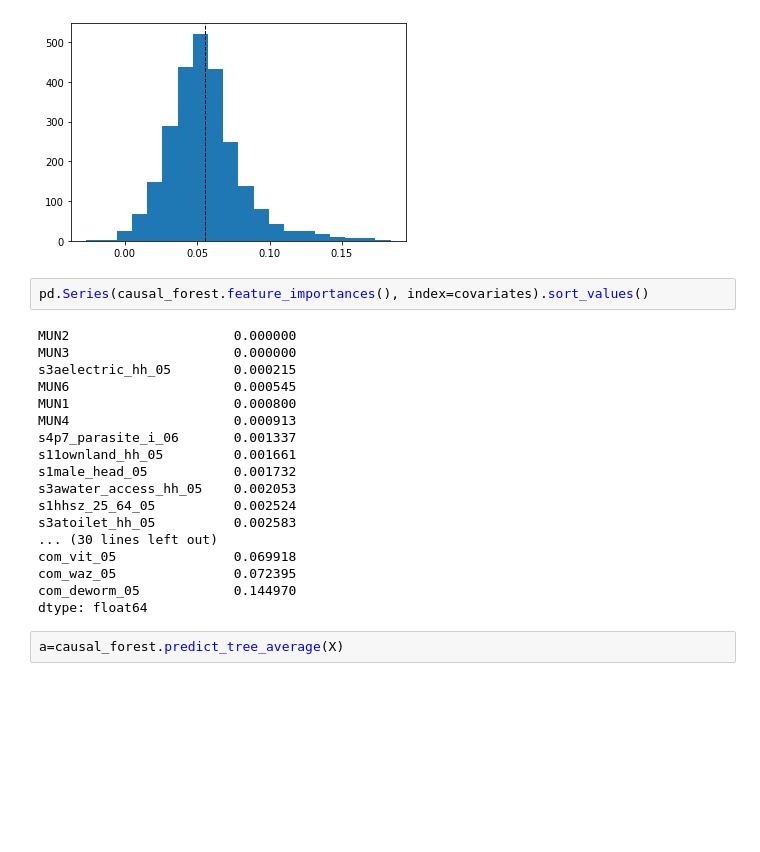
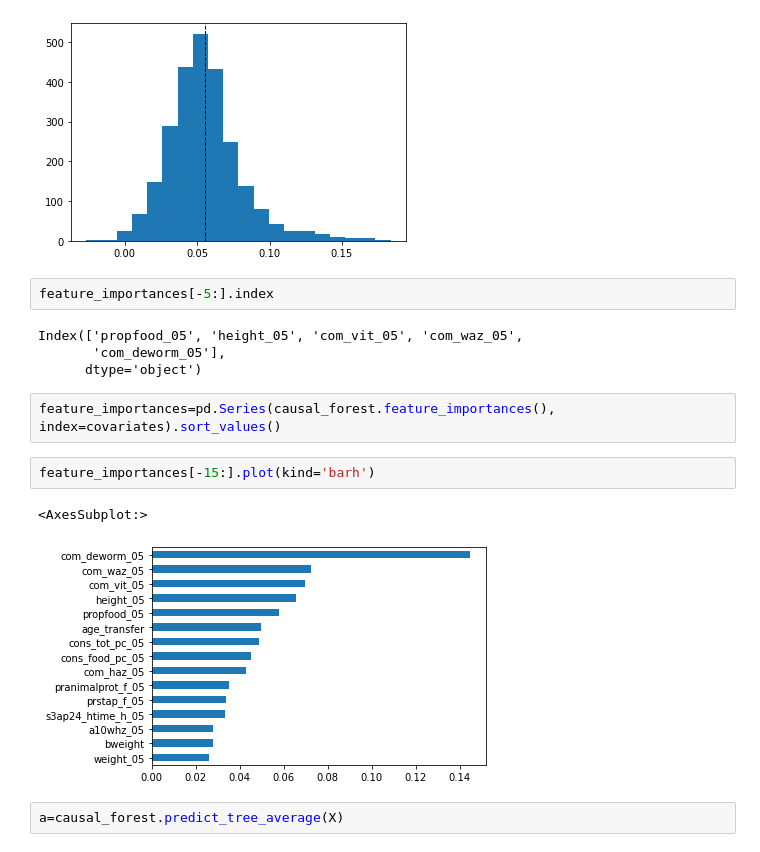
Before and after one commit to JMBorrego/CashCognitive, a Jupyter notebook: proposta_causal.ipynb, the cells around one changed output. Drawn from its saved outputs; the diff is of its cells as text; blank space fills up the shorter version.

```diff
--- a/proposta_causal.ipynb
+++ b/proposta_causal.ipynb
@@ -79,26 +79,19 @@ plt.axvline(point.mean(), color='k', linestyle='dashed', linewidth=1)
 # %% [output]
 <matplotlib.lines.Line2D at 0x...>
 [figure]
+# %%
+feature_importances[-5:].index
+# %% [output]
+Index(['propfood_05', 'height_05', 'com_vit_05', 'com_waz_05',
+       'com_deworm_05'],
+      dtype='object')
 # %%
-pd.Series(causal_forest.feature_importances(), index=covariates).sort_values()
+feature_importances=pd.Series(causal_forest.feature_importances(), index=covariates).sort_values()
-# %% [output]
-MUN2                     0.000000
-MUN3                     0.000000
-s3aelectric_hh_05        0.000215
-MUN6                     0.000545
-MUN1                     0.000800
-MUN4                     0.000913
-s4p7_parasite_i_06       0.001337
-s11ownland_hh_05         0.001661
-s1male_head_05           0.001732
-s3awater_access_hh_05    0.002053
-s1hhsz_25_64_05          0.002524
-s3atoilet_hh_05          0.002583
-... (30 lines left out)
-com_vit_05               0.069918
-com_waz_05               0.072395
-com_deworm_05            0.144970
-dtype: float64
+# %%
+feature_importances[-15:].plot(kind='barh')
+# %% [output]
+<AxesSubplot:>
+[figure, added]
 # %%
 a=causal_forest.predict_tree_average(X)
 # %%
```
Also changed, not shown: parts of 6 cells of this notebook, 5 other files.
